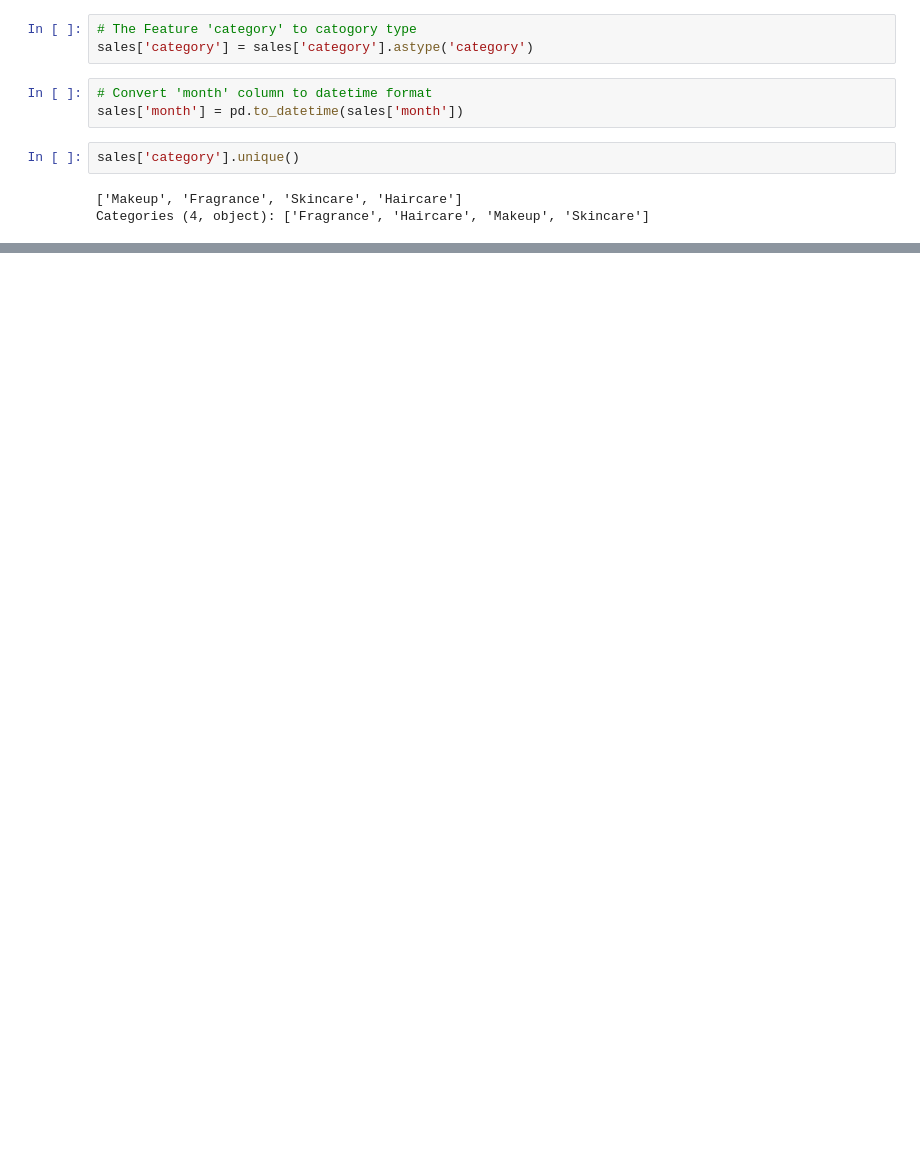
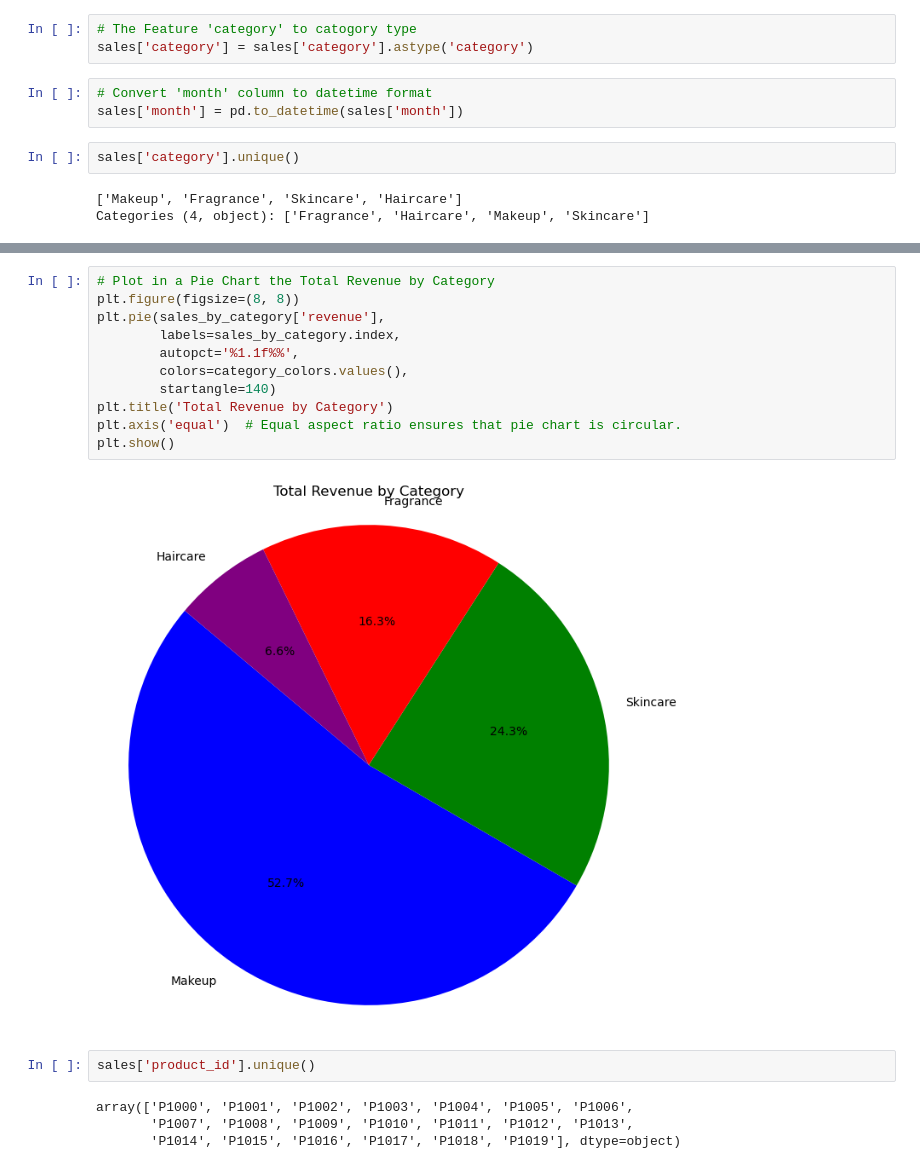
Before and after one commit to MiguelAAR10/DS_Associate_DataCamp, a Jupyter notebook: Intro_Stats/notebooks/01_summary_statistics.ipynb, the cells around one changed output, grey strips where cells are left out. Cells and saved outputs as stored; diff of their text form; blank space fills up the shorter version.

```diff
--- a/Intro_Stats/notebooks/01_summary_statistics.ipynb
+++ b/Intro_Stats/notebooks/01_summary_statistics.ipynb
@@ -69,0 +152,19 @@ sales.groupby('category').agg({'units_sold': 'sum',
+# %%
+# Plot in a Pie Chart the Total Revenue by Category
+plt.figure(figsize=(8, 8))
+plt.pie(sales_by_category['revenue'],
+        labels=sales_by_category.index,
+        autopct='%1.1f%%',
+        colors=category_colors.values(),
+        startangle=140)
+plt.title('Total Revenue by Category')
+plt.axis('equal')  # Equal aspect ratio ensures that pie chart is circular.
+plt.show()
+# %% [output]
+[figure, added]
+# %%
+sales['product_id'].unique()
+# %% [output]
+array(['P1000', 'P1001', 'P1002', 'P1003', 'P1004', 'P1005', 'P1006',
+       'P1007', 'P1008', 'P1009', 'P1010', 'P1011', 'P1012', 'P1013',
+       'P1014', 'P1015', 'P1016', 'P1017', 'P1018', 'P1019'], dtype=object)
```
Also changed, not shown: parts of 10 cells of this notebook.
